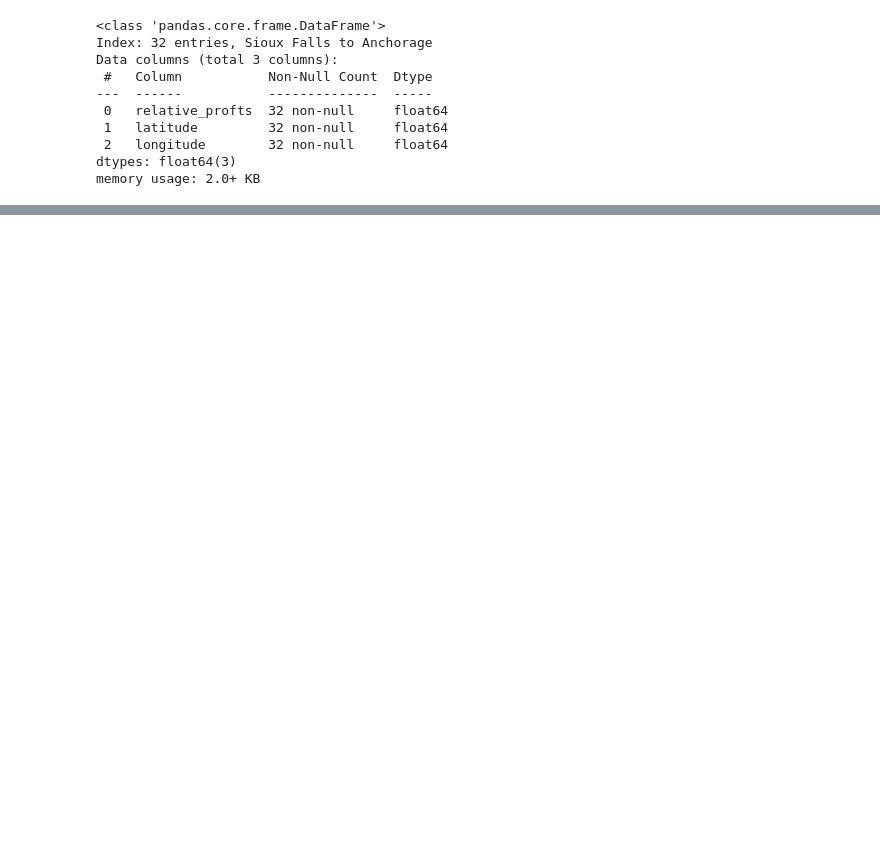
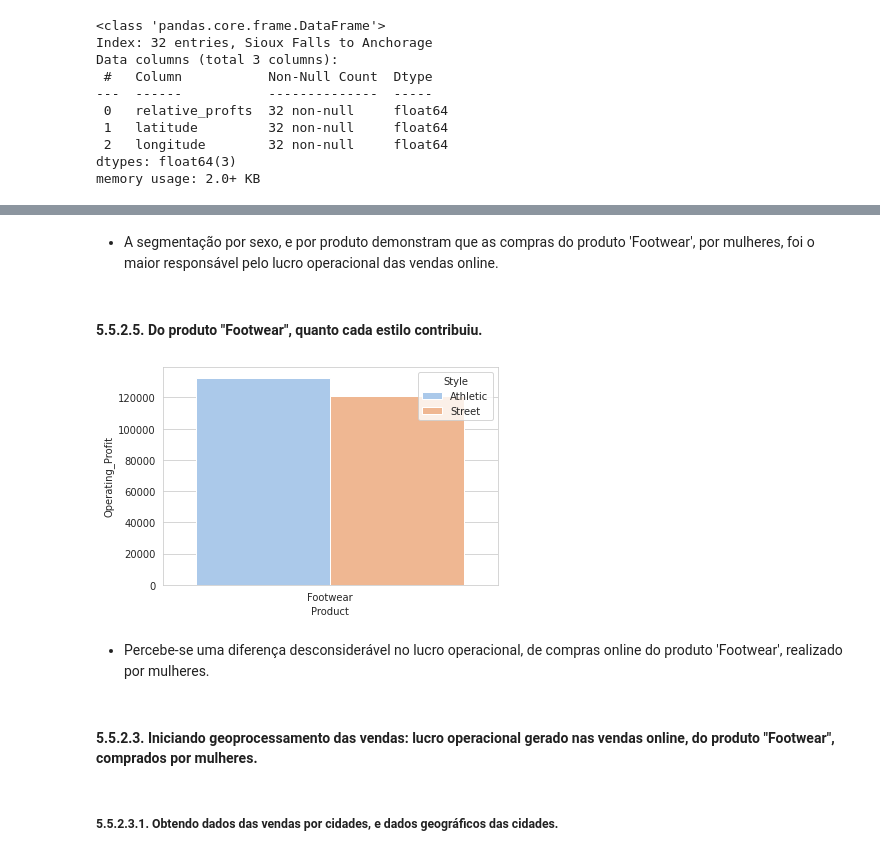
Before and after one commit to Fagner608/adidas_sales_analytics, a Jupyter notebook: analise_adidas.ipynb, the cells around one changed output, grey strips where cells are left out. Drawn from its saved outputs; the diff is of its cells as text; code cells hidden in the pictures; blank space fills up the shorter version.

```diff
--- a/analise_adidas.ipynb
+++ b/analise_adidas.ipynb
@@ -433,0 +460,2 @@ mapa
+# %%
+products_data = pd.DataFrame(dados.query('Sales_Method == "Online"'))
@@ -433,0 +548,17 @@ mapa
+# %% [markdown]
+- A segmentação por sexo, e por produto demonstram que as compras do produto 'Footwear', por mulheres, foi o maior responsável pelo lucro operacional das vendas online.
+# %% [markdown]
+#### 5.5.2.5. Do produto "Footwear", quanto cada estilo contribuiu.
+# %%
+styles_operating = products_data.query('Sex == "Women\'s"')[['Product', 'Style', "Operating_Profit"]].groupby(by=['Product', "Style"]).agg('sum').reset_index()
+
+with sns.axes_style('whitegrid'):
+  grafico = sns.barplot(data = styles_operating.query('Product == "Footwear"'),x = 'Product', y = "Operating_Profit", hue = 'Style', ci = None, palette = 'pastel')
+# %% [output]
+[figure, added]
+# %% [markdown]
+- Percebe-se uma diferença desconsiderável no lucro operacional, de compras online do produto 'Footwear', realizado por mulheres.
+# %% [markdown]
+#### 5.5.2.3. Iniciando geoprocessamento das vendas: lucro operacional gerado nas vendas online, do produto "Footwear", comprados por mulheres.
+# %% [markdown]
+##### 5.5.2.3.1. Obtendo dados das vendas por cidades, e dados geográficos das cidades.
```
Also changed, not shown: parts of 46 cells of this notebook.
